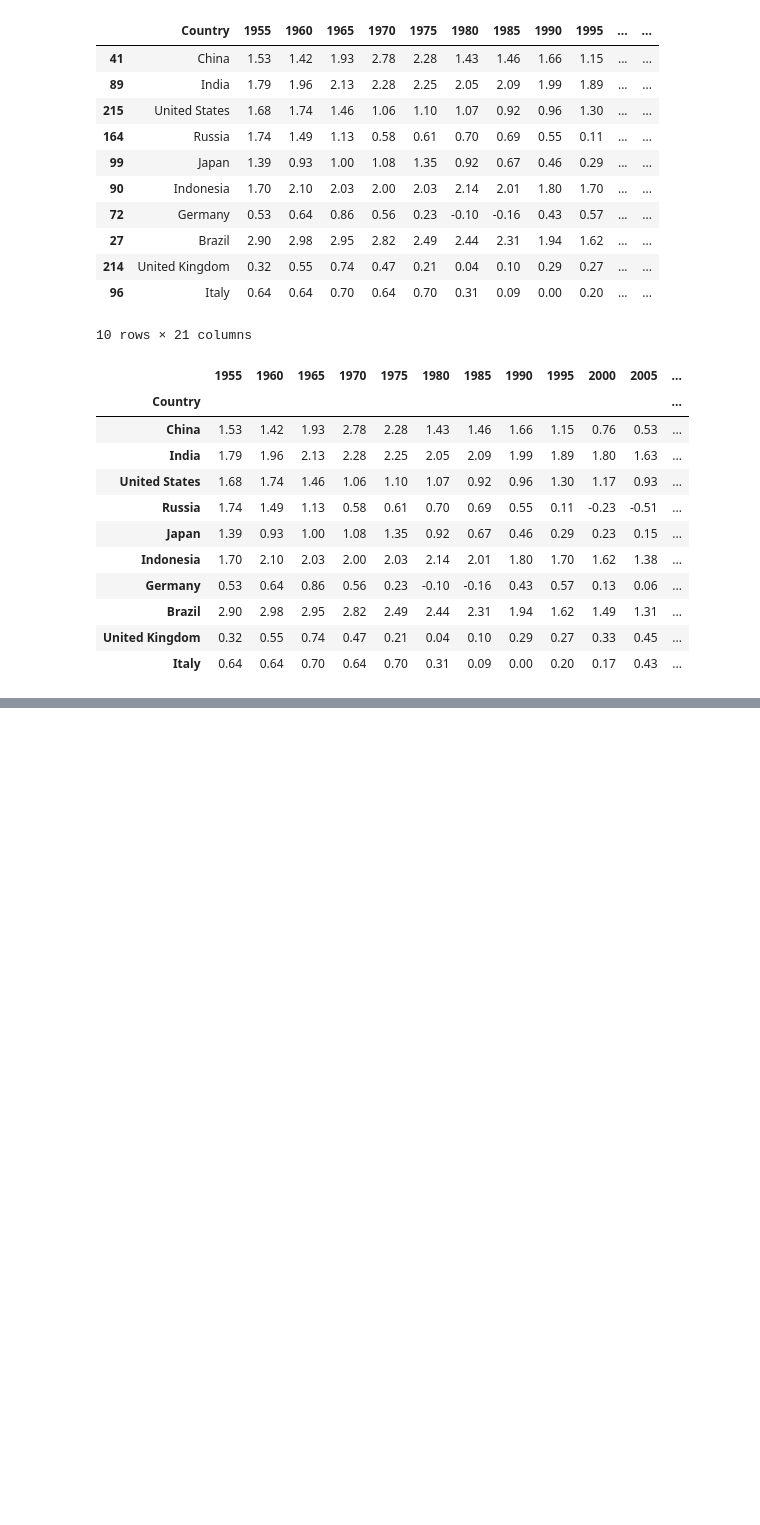
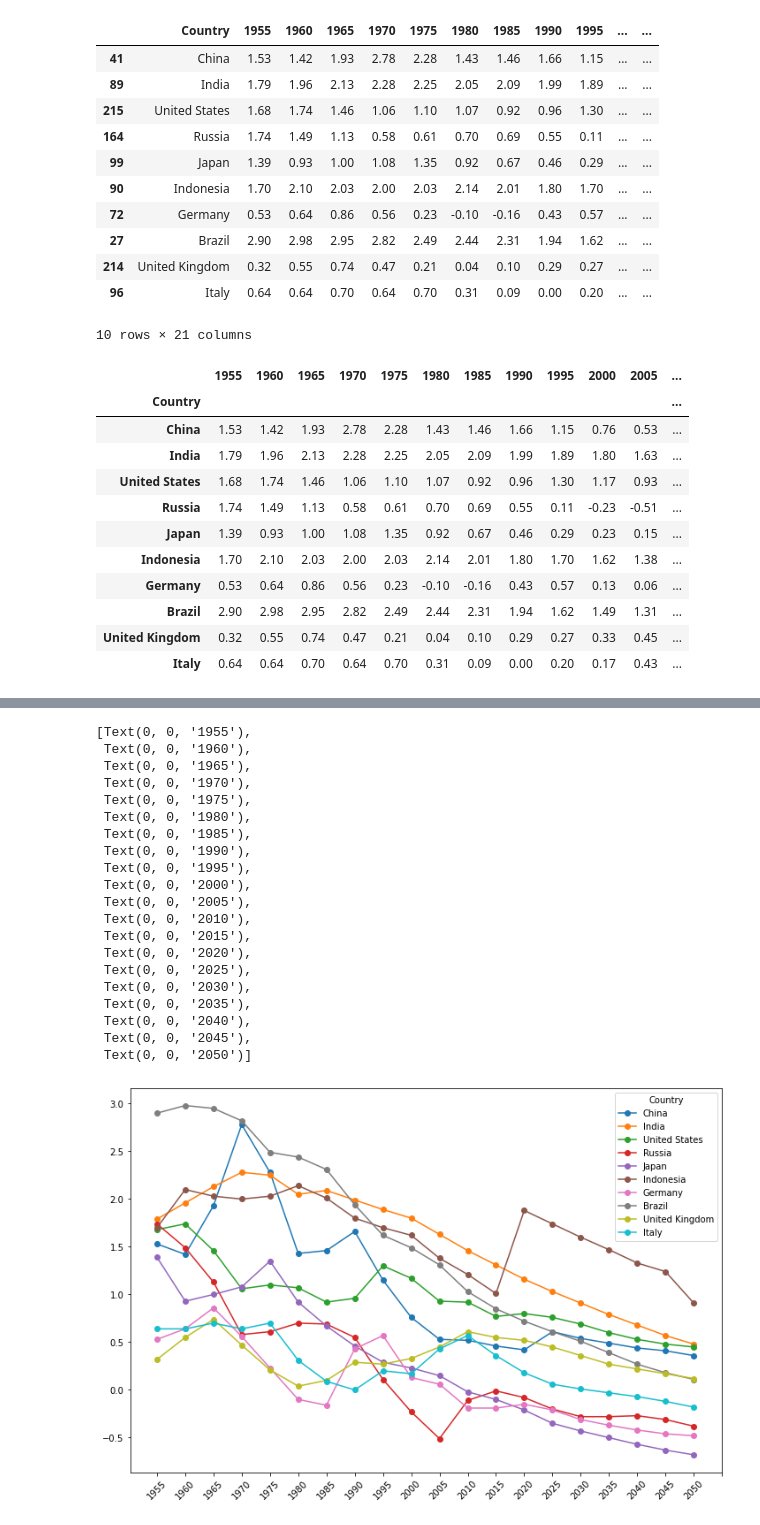
Before and after one commit to Prakhar-Saxena/CollegeAssignments, a Jupyter notebook: INFO212/assn3/INFO212-Assignment3.ipynb, the cells around one changed output, grey strips where cells are left out. Cells and saved outputs as stored; diff of their text form; code cells hidden in the pictures; blank space fills up the shorter version.

```diff
--- a/INFO212/assn3/INFO212-Assignment3.ipynb
+++ b/INFO212/assn3/INFO212-Assignment3.ipynb
@@ -300,6 +300,6 @@ top10AAGT
 | 2045 | 0.41 | 0.57 | 0.48 | -0.31 | -0.63 | 1.24 | -0.46 | 0.18 | 0.17 | ... |
 | 2050 | 0.36 | 0.48 | 0.45 | -0.38 | -0.68 | 0.91 | -0.48 | 0.11 | 0.12 | ... |
 # %%
-years = top10PopT.index
+years = top10AAGT.index
 years
 # %% [output]
@@ -323,7 +310,29 @@ years
 # %%
-ax = top10PopT.plot.line(figsize=(12,8), marker='o')
-ax.set_xticks(range(22))
+ax = top10AAGT.plot.line(figsize=(12,8), marker='o')
+ax.set_xticks(range(21))
 ax.set_xticklabels(years, rotation=45)
+# %% [output]
+[Text(0, 0, '1955'),
+ Text(0, 0, '1960'),
+ Text(0, 0, '1965'),
+ Text(0, 0, '1970'),
+ Text(0, 0, '1975'),
+ Text(0, 0, '1980'),
+ Text(0, 0, '1985'),
+ Text(0, 0, '1990'),
+ Text(0, 0, '1995'),
+ Text(0, 0, '2000'),
+ Text(0, 0, '2005'),
+ Text(0, 0, '2010'),
+ Text(0, 0, '2015'),
+ Text(0, 0, '2020'),
+ Text(0, 0, '2025'),
+ Text(0, 0, '2030'),
+ Text(0, 0, '2035'),
+ Text(0, 0, '2040'),
+ Text(0, 0, '2045'),
+ Text(0, 0, '2050')]
+[figure, added]
 # %% [markdown]
 #### Question 2:
 The file `nobelprize-laureate.json` is a JSON file containing the information about Nobel Prize laureates. Create a Pandas DataFrame from the JSON file and complete the following steps:
```
Also changed, not shown: parts of 11 cells of this notebook.
